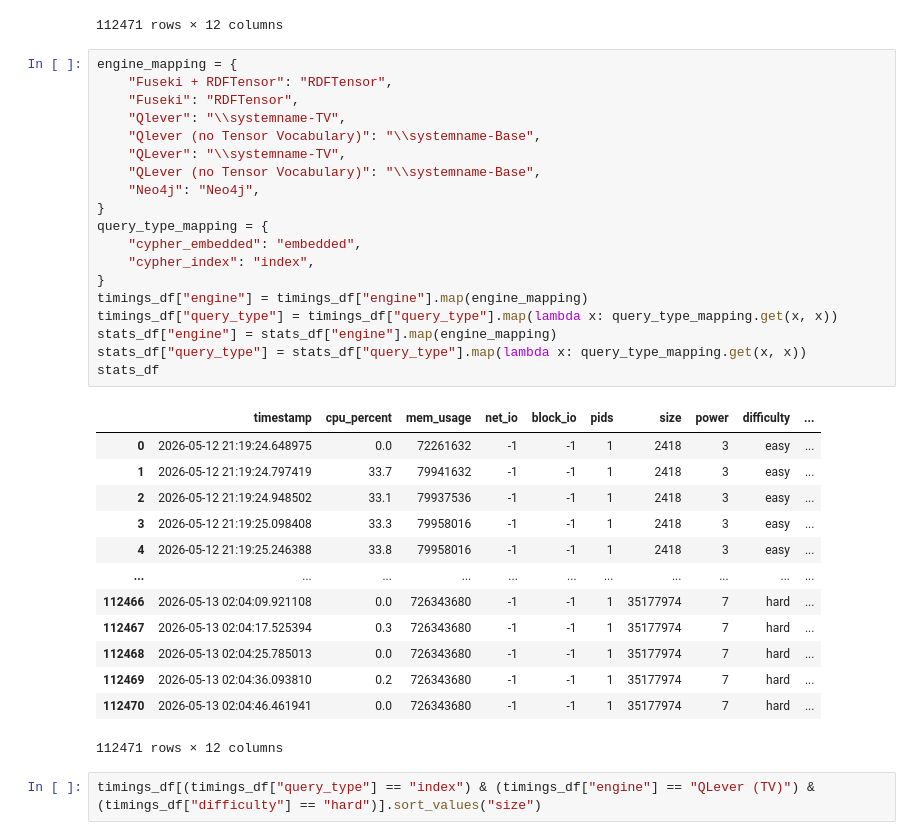
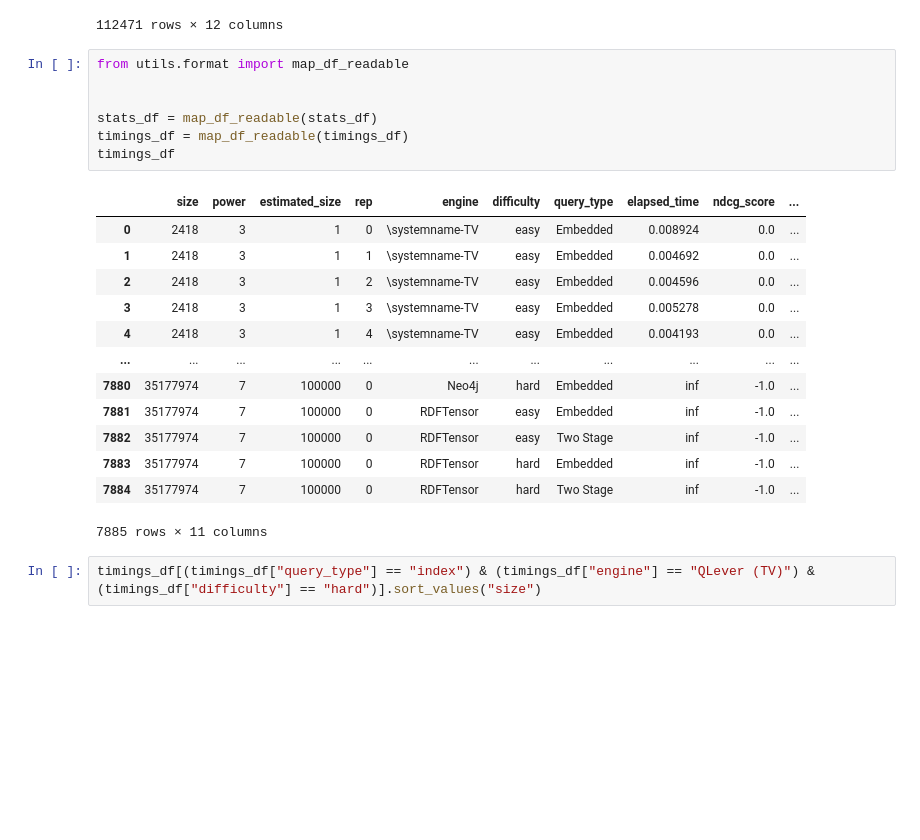
Before and after one commit to Dakantz/Dense-KG-Vector-DB, a Jupyter notebook: benchmarks/eval_timings.ipynb, the cells around one changed output. Drawn from its saved outputs; the diff is of its cells as text; blank space fills up the shorter version.

```diff
--- a/benchmarks/eval_timings.ipynb
+++ b/benchmarks/eval_timings.ipynb
@@ -56,39 +54,27 @@ stats_df
 | 112469 | 2026-05-13 02:04:36.093810 | 0.2 | 726343680 | -1 | -1 | 1 | 35177974 | 7 | hard | ... |
 | 112470 | 2026-05-13 02:04:46.461941 | 0.0 | 726343680 | -1 | -1 | 1 | 35177974 | 7 | hard | ... |
 112471 rows × 12 columns
-# %%
-engine_mapping = {
-    "Fuseki + RDFTensor": "RDFTensor",
-    "Fuseki": "RDFTensor",
-    "Qlever": "\\systemname-TV",
-    "Qlever (no Tensor Vocabulary)": "\\systemname-Base",
-    "QLever": "\\systemname-TV",
-    "QLever (no Tensor Vocabulary)": "\\systemname-Base",
-    "Neo4j": "Neo4j",
-}
-query_type_mapping = {
-    "cypher_embedded": "embedded",
-    "cypher_index": "index",
-}
-timings_df["engine"] = timings_df["engine"].map(engine_mapping)
-timings_df["query_type"] = timings_df["query_type"].map(lambda x: query_type_mapping.get(x, x))
-stats_df["engine"] = stats_df["engine"].map(engine_mapping)
-stats_df["query_type"] = stats_df["query_type"].map(lambda x: query_type_mapping.get(x, x))
-stats_df
-# %% [output]
-|  | timestamp | cpu_percent | mem_usage | net_io | block_io | pids | size | power | difficulty | ... |
-| 0 | 2026-05-12 21:19:24.648975 | 0.0 | 72261632 | -1 | -1 | 1 | 2418 | 3 | easy | ... |
-| 1 | 2026-05-12 21:19:24.797419 | 33.7 | 79941632 | -1 | -1 | 1 | 2418 | 3 | easy | ... |
-| 2 | 2026-05-12 21:19:24.948502 | 33.1 | 79937536 | -1 | -1 | 1 | 2418 | 3 | easy | ... |
-| 3 | 2026-05-12 21:19:25.098408 | 33.3 | 79958016 | -1 | -1 | 1 | 2418 | 3 | easy | ... |
-| 4 | 2026-05-12 21:19:25.246388 | 33.8 | 79958016 | -1 | -1 | 1 | 2418 | 3 | easy | ... |
-| ... | ... | ... | ... | ... | ... | ... | ... | ... | ... | ... |
-| 112466 | 2026-05-13 02:04:09.921108 | 0.0 | 726343680 | -1 | -1 | 1 | 35177974 | 7 | hard | ... |
-| 112467 | 2026-05-13 02:04:17.525394 | 0.3 | 726343680 | -1 | -1 | 1 | 35177974 | 7 | hard | ... |
-| 112468 | 2026-05-13 02:04:25.785013 | 0.0 | 726343680 | -1 | -1 | 1 | 35177974 | 7 | hard | ... |
-| 112469 | 2026-05-13 02:04:36.093810 | 0.2 | 726343680 | -1 | -1 | 1 | 35177974 | 7 | hard | ... |
-| 112470 | 2026-05-13 02:04:46.461941 | 0.0 | 726343680 | -1 | -1 | 1 | 35177974 | 7 | hard | ... |
-112471 rows × 12 columns
+# %%
+from utils.format import map_df_readable
+
+
+stats_df = map_df_readable(stats_df)
+timings_df = map_df_readable(timings_df)
+timings_df
+# %% [output]
+|  | size | power | estimated_size | rep | engine | difficulty | query_type | elapsed_time | ndcg_score | ... |
+| 0 | 2418 | 3 | 1 | 0 | \systemname-TV | easy | Embedded | 0.008924 | 0.0 | ... |
+| 1 | 2418 | 3 | 1 | 1 | \systemname-TV | easy | Embedded | 0.004692 | 0.0 | ... |
+| 2 | 2418 | 3 | 1 | 2 | \systemname-TV | easy | Embedded | 0.004596 | 0.0 | ... |
+| 3 | 2418 | 3 | 1 | 3 | \systemname-TV | easy | Embedded | 0.005278 | 0.0 | ... |
+| 4 | 2418 | 3 | 1 | 4 | \systemname-TV | easy | Embedded | 0.004193 | 0.0 | ... |
+| ... | ... | ... | ... | ... | ... | ... | ... | ... | ... | ... |
+| 7880 | 35177974 | 7 | 100000 | 0 | Neo4j | hard | Embedded | inf | -1.0 | ... |
+| 7881 | 35177974 | 7 | 100000 | 0 | RDFTensor | easy | Embedded | inf | -1.0 | ... |
+| 7882 | 35177974 | 7 | 100000 | 0 | RDFTensor | easy | Two Stage | inf | -1.0 | ... |
+| 7883 | 35177974 | 7 | 100000 | 0 | RDFTensor | hard | Embedded | inf | -1.0 | ... |
+| 7884 | 35177974 | 7 | 100000 | 0 | RDFTensor | hard | Two Stage | inf | -1.0 | ... |
+7885 rows × 11 columns
 # %%
 timings_df[(timings_df["query_type"] == "index") & (timings_df["engine"] == "QLever (TV)") & (timings_df["difficulty"] == "hard")].sort_values("size")
 # %% [output]
```
Also changed, not shown: parts of 9 cells of this notebook, 7 other files.
